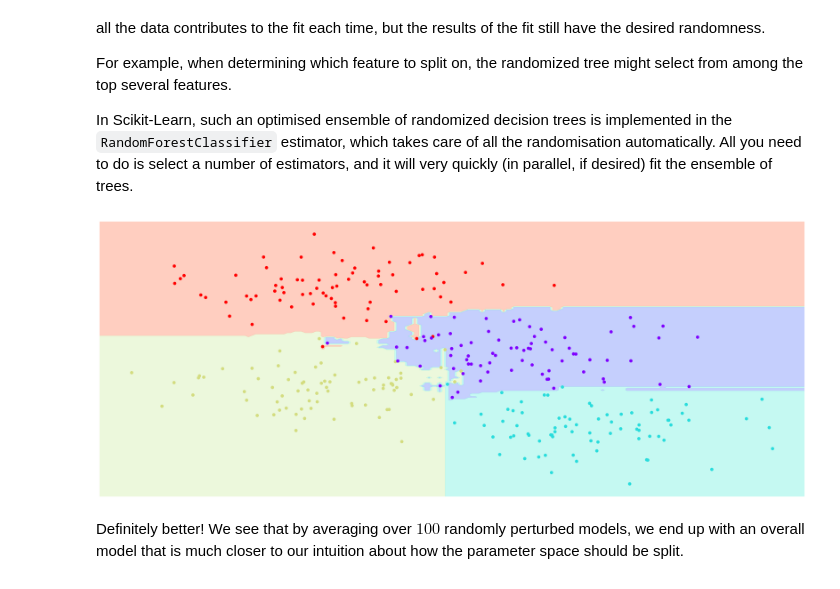
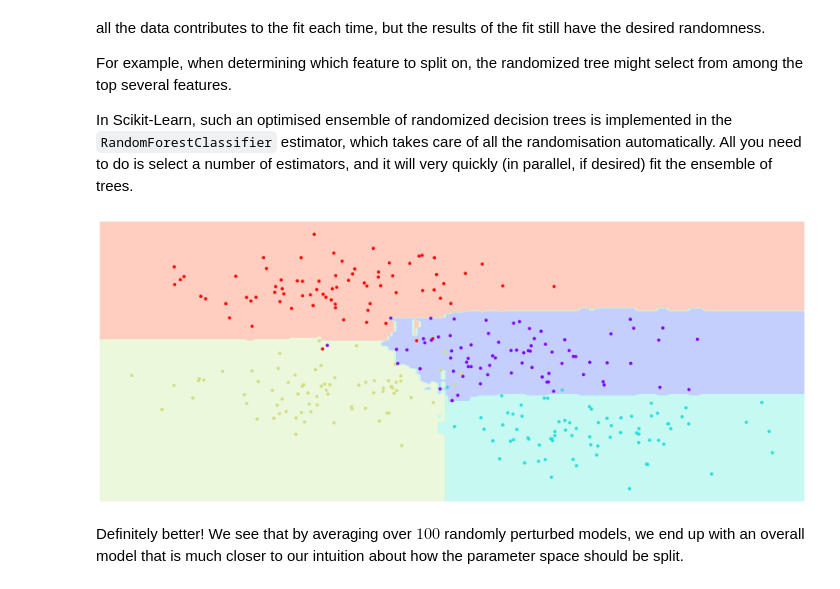
Before and after one commit to oscar-defelice/DSAcademy-lectures, a Jupyter notebook: Lectures_src/08.Ensemble_methods/01.BaggingClassifiers.ipynb, the cells around one changed output. Saved outputs shown, nothing was run; the diff lists cells and outputs as text; code cells hidden in the pictures.

```diff
--- a/Lectures_src/08.Ensemble_methods/01.BaggingClassifiers.ipynb
+++ b/Lectures_src/08.Ensemble_methods/01.BaggingClassifiers.ipynb
@@ -252,9 +252,9 @@ For example, when determining which feature to split on, the randomized tree mig
 In Scikit-Learn, such an optimised ensemble of randomized decision trees is implemented in the `RandomForestClassifier` estimator, which takes care of all the randomisation automatically.
 All you need to do is select a number of estimators, and it will very quickly (in parallel, if desired) fit the ensemble of trees.
 # %%
-model = RandomForestClassifier(n_estimators=100, random_state=0)
+model = RandomForestClassifier(n_estimators=100, max_depth=5, random_state=0)
 visualize_classifier(model, X, y);
 # %% [output]
-[figure, old version]
+[figure, new version]
 # %% [markdown]
 Definitely better! We see that by averaging over $100$ randomly perturbed models, we end up with an overall model that is much closer to our intuition about how the parameter space should be split.
```
Also changed, not shown: parts of 6 cells of this notebook.
